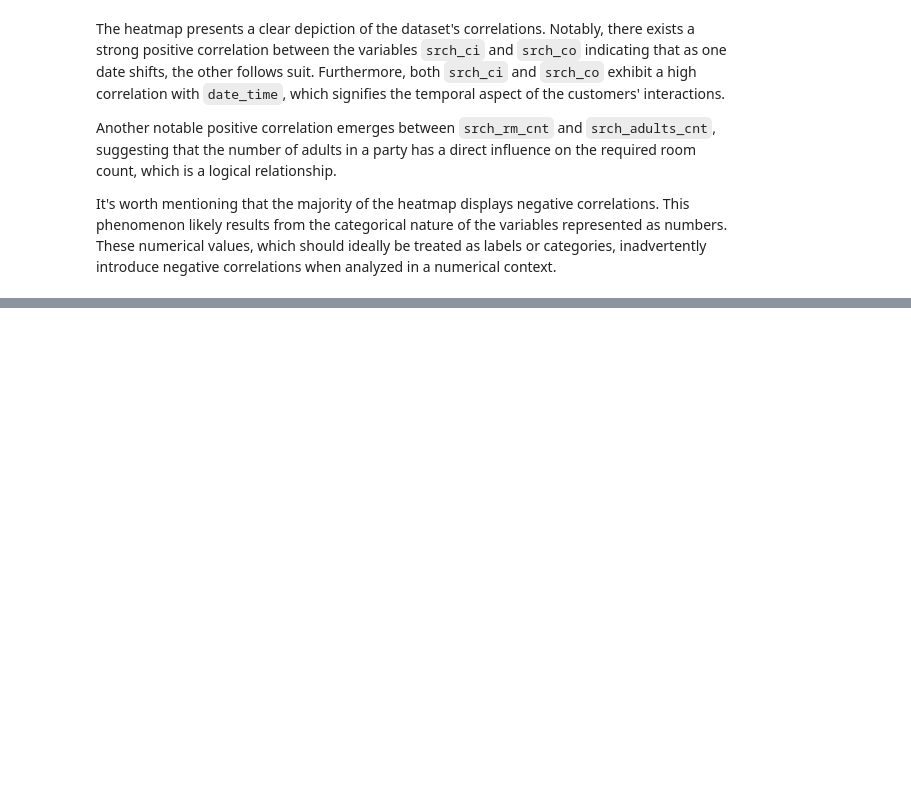
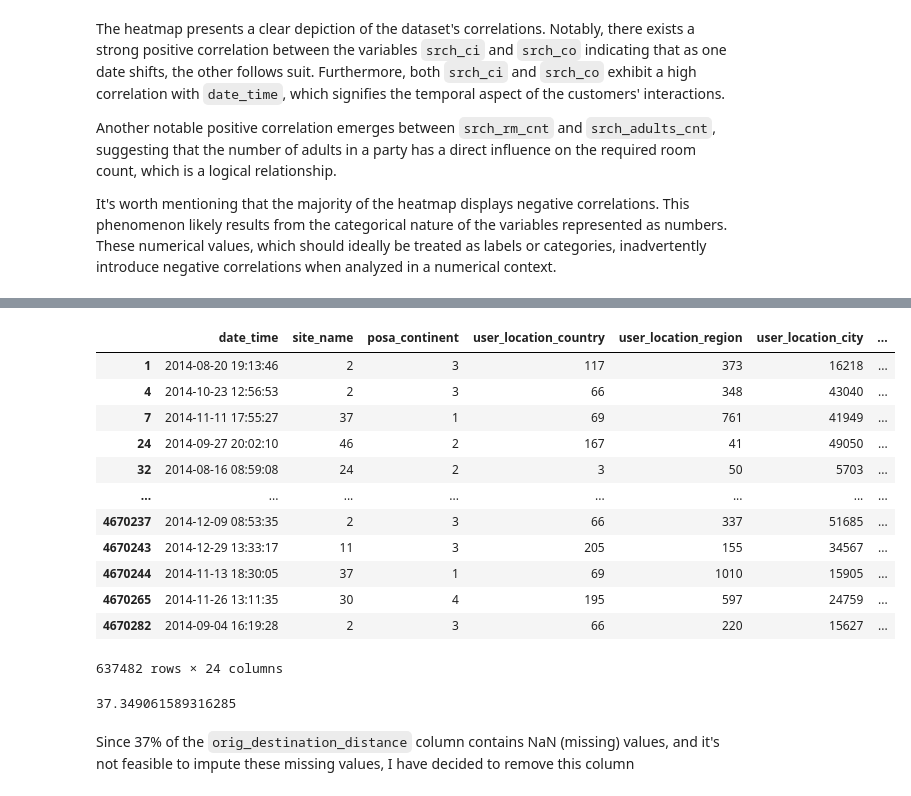
Before and after one commit to laisamorimm/Expedia_Hotel_Recommendation, a Jupyter notebook: Notebooks/Capstone.ipynb, the cells around one changed output, grey strips where cells are left out. Saved outputs shown, nothing was run; the diff lists cells and outputs as text; code cells hidden in the pictures; blank space fills up the shorter version.

```diff
--- a/Notebooks/Capstone.ipynb
+++ b/Notebooks/Capstone.ipynb
@@ -175,6 +204,6 @@ memory usage: 855.2+ MB
 # %% [markdown]
 As the column 'date_time' is an object I change it to a datetime, so I will split the data into train and in test the train data will be for year 2013 and July of 2014 and the test data will be from August to end of the year of 2014
 # %%
-hotel_df = hotel_df[((hotel_df['date_time'].dt.year == 2013) | ((hotel_df['date_time'].dt.year == 2014) & (hotel_df['date_time'].dt.month < 8)))]
-test = hotel_df[((hotel_df['date_time'].dt.year == 2014) & (hotel_df['date_time'].dt.month >= 8))]
+test_df = hotel_df[(hotel_df['date_time'].dt.year == 2014) & (hotel_df['date_time'].dt.month >= 8)]
+hotel_df = hotel_df[(hotel_df['date_time'].dt.year == 2013) | ((hotel_df['date_time'].dt.year == 2014) & (hotel_df['date_time'].dt.month < 8))]
 # %%
@@ -1528,0 +1597,2 @@ It's worth mentioning that the majority of the heatmap displays negative correla
+# %%
+test_df = test_df.drop_duplicates()
@@ -1528,0 +1619,23 @@ It's worth mentioning that the majority of the heatmap displays negative correla
+# %%
+test_df[test_df['orig_destination_distance'].isna()]
+# %% [output]
+|  | date_time | site_name | posa_continent | user_location_country | user_location_region | user_location_city | ... |
+| 1 | 2014-08-20 19:13:46 | 2 | 3 | 117 | 373 | 16218 | ... |
+| 4 | 2014-10-23 12:56:53 | 2 | 3 | 66 | 348 | 43040 | ... |
+| 7 | 2014-11-11 17:55:27 | 37 | 1 | 69 | 761 | 41949 | ... |
+| 24 | 2014-09-27 20:02:10 | 46 | 2 | 167 | 41 | 49050 | ... |
+| 32 | 2014-08-16 08:59:08 | 24 | 2 | 3 | 50 | 5703 | ... |
+| ... | ... | ... | ... | ... | ... | ... | ... |
+| 4670237 | 2014-12-09 08:53:35 | 2 | 3 | 66 | 337 | 51685 | ... |
+| 4670243 | 2014-12-29 13:33:17 | 11 | 3 | 205 | 155 | 34567 | ... |
+| 4670244 | 2014-11-13 18:30:05 | 37 | 1 | 69 | 1010 | 15905 | ... |
+| 4670265 | 2014-11-26 13:11:35 | 30 | 4 | 195 | 597 | 24759 | ... |
+| 4670282 | 2014-09-04 16:19:28 | 2 | 3 | 66 | 220 | 15627 | ... |
+637482 rows × 24 columns
+# %%
+percentage_nan = (test_df['orig_destination_distance'].isna().sum() / len(test_df)) * 100
+percentage_nan
+# %% [output]
+37.349061589316285
+# %% [markdown]
+Since 37% of the `orig_destination_distance` column contains NaN (missing) values, and it's not feasible to impute these missing values, I have decided to remove this column
```
Also changed, not shown: parts of 28 cells of this notebook.
